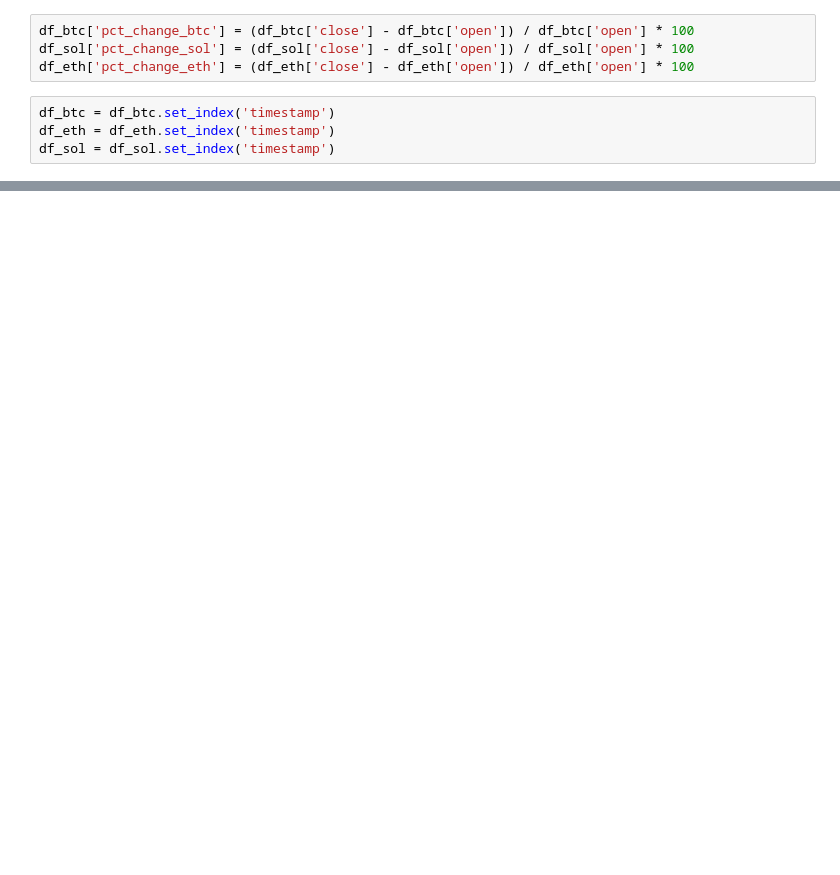
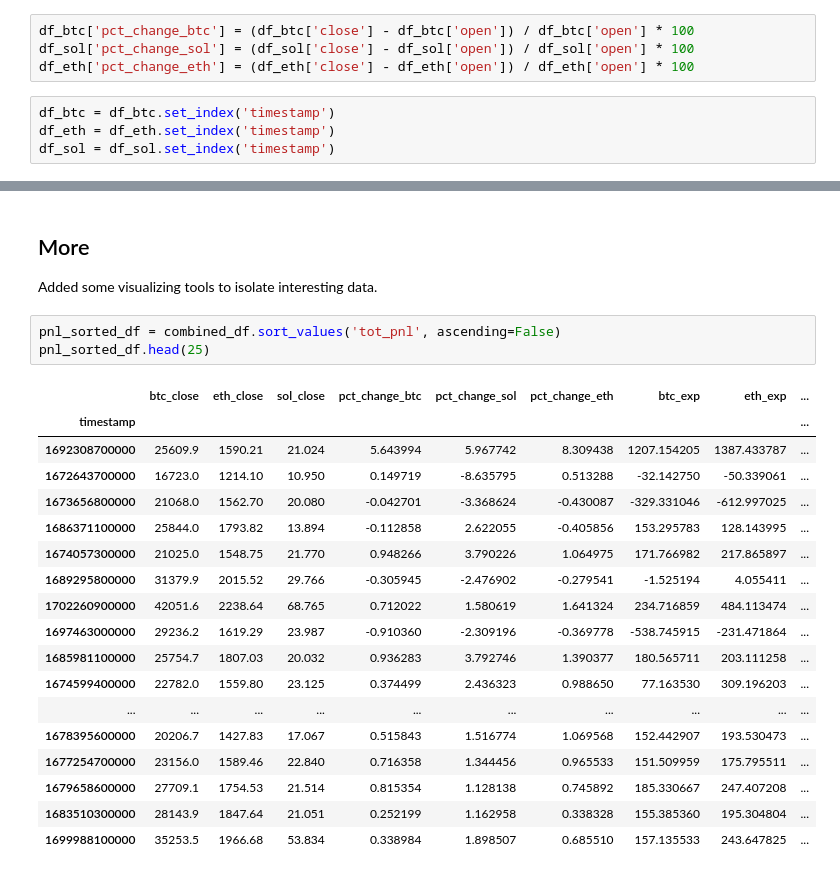
Before and after one commit to gabrielee5/fetch_bybit_data, a Jupyter notebook: jupyter-jobs/strat_tester_2.ipynb, the cells around one changed output, grey strips where cells are left out. Drawn from its saved outputs; the diff is of its cells as text; blank space fills up the shorter version.

```diff
--- a/jupyter-jobs/strat_tester_2.ipynb
+++ b/jupyter-jobs/strat_tester_2.ipynb
@@ -131,0 +181,25 @@ Name: tot_pnl, dtype: float64
+# %% [markdown]
+## More
+Added some visualizing tools to isolate interesting data.
+# %%
+pnl_sorted_df = combined_df.sort_values('tot_pnl', ascending=False)
+pnl_sorted_df.head(25)
+# %% [output]
+|  | btc_close | eth_close | sol_close | pct_change_btc | pct_change_sol | pct_change_eth | btc_exp | eth_exp | ... |
+| timestamp |  |  |  |  |  |  |  |  | ... |
+| 1692308700000 | 25609.9 | 1590.21 | 21.024 | 5.643994 | 5.967742 | 8.309438 | 1207.154205 | 1387.433787 | ... |
+| 1672643700000 | 16723.0 | 1214.10 | 10.950 | 0.149719 | -8.635795 | 0.513288 | -32.142750 | -50.339061 | ... |
+| 1673656800000 | 21068.0 | 1562.70 | 20.080 | -0.042701 | -3.368624 | -0.430087 | -329.331046 | -612.997025 | ... |
+| 1686371100000 | 25844.0 | 1793.82 | 13.894 | -0.112858 | 2.622055 | -0.405856 | 153.295783 | 128.143995 | ... |
+| 1674057300000 | 21025.0 | 1548.75 | 21.770 | 0.948266 | 3.790226 | 1.064975 | 171.766982 | 217.865897 | ... |
+| 1689295800000 | 31379.9 | 2015.52 | 29.766 | -0.305945 | -2.476902 | -0.279541 | -1.525194 | 4.055411 | ... |
+| 1702260900000 | 42051.6 | 2238.64 | 68.765 | 0.712022 | 1.580619 | 1.641324 | 234.716859 | 484.113474 | ... |
+| 1697463000000 | 29236.2 | 1619.29 | 23.987 | -0.910360 | -2.309196 | -0.369778 | -538.745915 | -231.471864 | ... |
+| 1685981100000 | 25754.7 | 1807.03 | 20.032 | 0.936283 | 3.792746 | 1.390377 | 180.565711 | 203.111258 | ... |
+| 1674599400000 | 22782.0 | 1559.80 | 23.125 | 0.374499 | 2.436323 | 0.988650 | 77.163530 | 309.196203 | ... |
+| ... | ... | ... | ... | ... | ... | ... | ... | ... | ... |
+| 1678395600000 | 20206.7 | 1427.83 | 17.067 | 0.515843 | 1.516774 | 1.069568 | 152.442907 | 193.530473 | ... |
+| 1677254700000 | 23156.0 | 1589.46 | 22.840 | 0.716358 | 1.344456 | 0.965533 | 151.509959 | 175.795511 | ... |
+| 1679658600000 | 27709.1 | 1754.53 | 21.514 | 0.815354 | 1.128138 | 0.745892 | 185.330667 | 247.407208 | ... |
+| 1683510300000 | 28143.9 | 1847.64 | 21.051 | 0.252199 | 1.162958 | 0.338328 | 155.385360 | 195.304804 | ... |
+| 1699988100000 | 35253.5 | 1966.68 | 53.834 | 0.338984 | 1.898507 | 0.685510 | 157.135533 | 243.647825 | ... |
```
Also changed, not shown: parts of 22 cells of this notebook.
